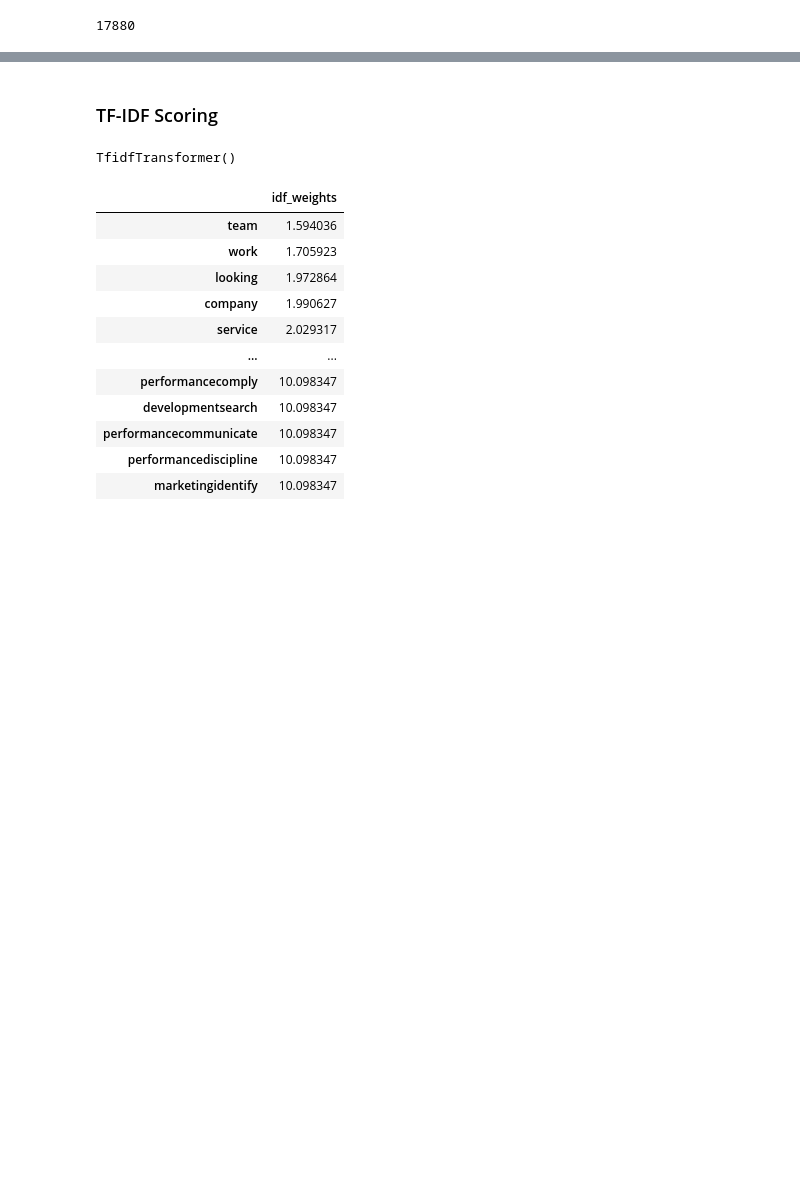
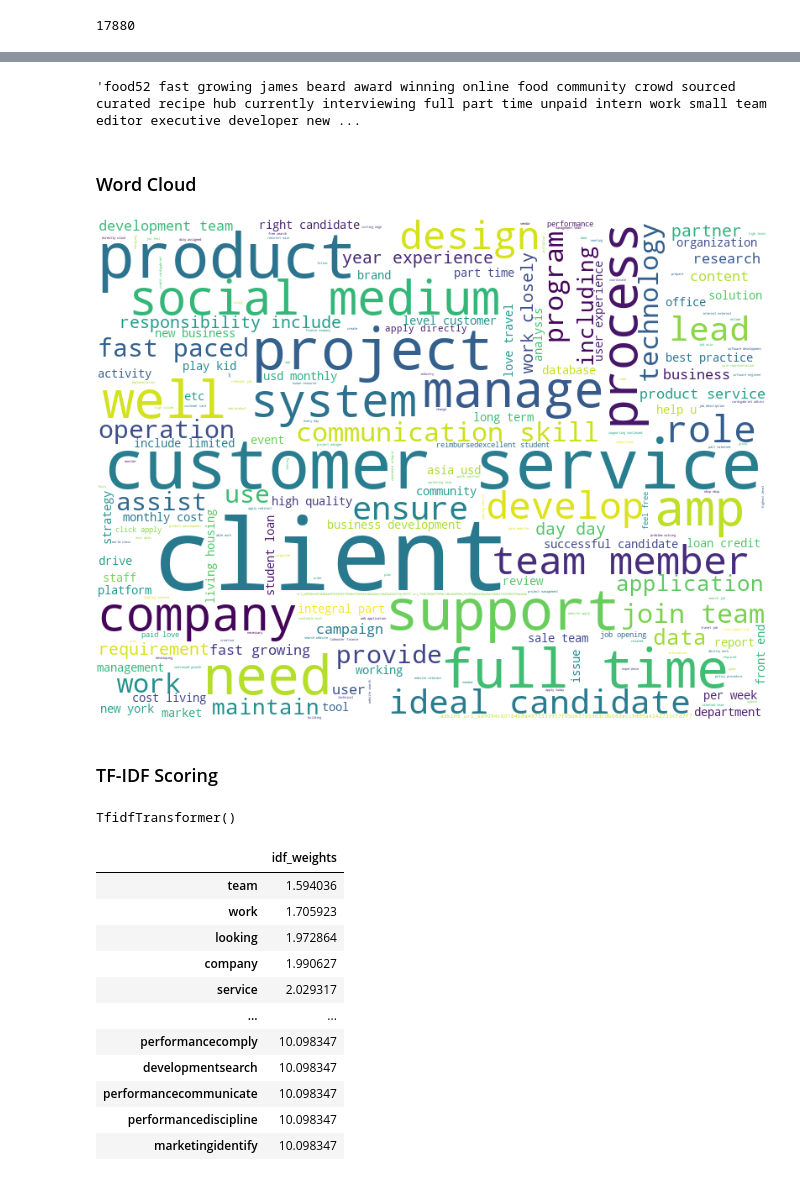
Before and after one commit to zooeelu/PIC-16A-Project-Classifying-Fake-Job-Descriptions, a Jupyter notebook: pic16_final_proj.ipynb, the cells around one changed output, grey strips where cells are left out. Cells and saved outputs as stored; diff of their text form; code cells hidden in the pictures; blank space fills up the shorter version.

Commit message:
Add files via upload
added eda barcharts and wordcloud

```diff
--- a/pic16_final_proj.ipynb
+++ b/pic16_final_proj.ipynb
@@ -91,6 +112,26 @@ df.head()
 | 2 | 3 | Commissioning Machinery Assistant... | US, IA, Wever | NaN | NaN | Valor Services provides Workforce... | Our client, located in Houston, i... | Implement pre-commissioning and c... | ... |
 | 3 | 4 | Account Executive - Washington DC | US, DC, Washington | Sales | NaN | Our passion for improving quality... | THE COMPANY: ESRI – Environmental... | EDUCATION: Bachelor’s or Master’s... | ... |
 | 4 | 5 | Bill Review Manager | US, FL, Fort Worth | NaN | NaN | SpotSource Solutions LLC is a Glo... | JOB TITLE: Itemization Review Man... | QUALIFICATIONS:RN license in the ... | ... |
+# %%
+df["documents_processed"][0]
+# %% [output]
+'food52 fast growing james beard award winning online food community crowd sourced curated recipe hub currently interviewing full part time unpaid intern work small team editor executive developer new ...
+# %% [markdown]
+### Word Cloud
+# %%
+from wordcloud import WordCloud
+
+# creating the word cloud and setting certain parameters like background color, size, number of words etc
+wordcloud = WordCloud(background_color = 'white', max_words = 200, width = 800,
+                      height = 600, contour_width = 10, contour_color = 'steelblue')
+
+# joining the documents_processed column so that wordcloud function can count the frequencies
+wordcloud.generate(' '.join(df['documents_processed']))
+
+# printing the image
+wordcloud.to_image()
+# %% [output]
+[figure, added]
 # %% [markdown]
 ### TF-IDF Scoring
 # %%
```
Also changed, not shown: parts of 6 cells of this notebook.
